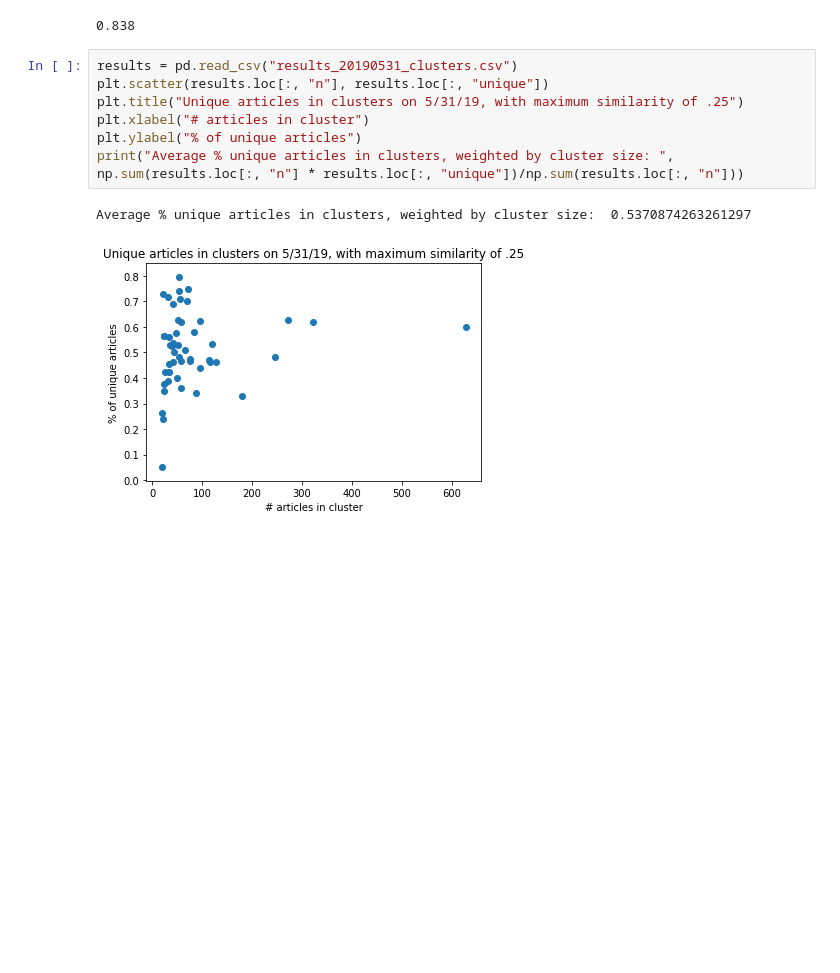
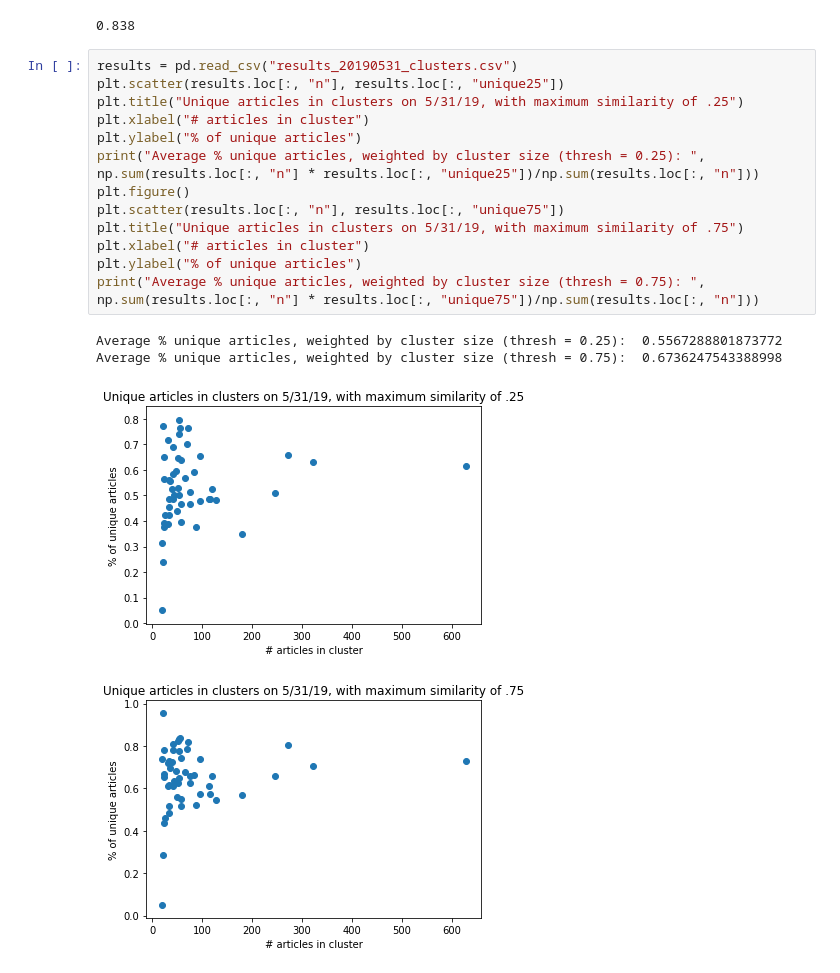
Before and after one commit to asprout/ArticleComparisons, a Jupyter notebook: OneDayDuplicationDetection-190531.ipynb, the cells around one changed output. Drawn from its saved outputs; the diff is of its cells as text; blank space fills up the shorter version.

Commit message:
results file accidentally overwritten; fixed

```diff
--- a/OneDayDuplicationDetection-190531.ipynb
+++ b/OneDayDuplicationDetection-190531.ipynb
@@ -199,11 +199,19 @@ ac.prop_unique_clusters()
 0.838
 # %%
 results = pd.read_csv("results_20190531_clusters.csv")
-plt.scatter(results.loc[:, "n"], results.loc[:, "unique"])
+plt.scatter(results.loc[:, "n"], results.loc[:, "unique25"])
 plt.title("Unique articles in clusters on 5/31/19, with maximum similarity of .25")
 plt.xlabel("# articles in cluster")
 plt.ylabel("% of unique articles")
-print("Average % unique articles in clusters, weighted by cluster size: ", np.sum(results.loc[:, "n"] * results.loc[:, "unique"])/np.sum(results.loc[:, "n"]))
+print("Average % unique articles, weighted by cluster size (thresh = 0.25): ", np.sum(results.loc[:, "n"] * results.loc[:, "unique25"])/np.sum(results.loc[:, "n"]))
+plt.figure()
+plt.scatter(results.loc[:, "n"], results.loc[:, "unique75"])
+plt.title("Unique articles in clusters on 5/31/19, with maximum similarity of .75")
+plt.xlabel("# articles in cluster")
+plt.ylabel("% of unique articles")
+print("Average % unique articles, weighted by cluster size (thresh = 0.75): ", np.sum(results.loc[:, "n"] * results.loc[:, "unique75"])/np.sum(results.loc[:, "n"]))
 # %% [output]
-Average % unique articles in clusters, weighted by cluster size:  0.5370874263261297
+Average % unique articles, weighted by cluster size (thresh = 0.25):  0.5567288801873772
+Average % unique articles, weighted by cluster size (thresh = 0.75):  0.6736247543388998
-[figure, old version]
+[figure, new version]
+[figure, added]
```
Also changed, not shown: parts of 1 cell of this notebook, 2 other files.
